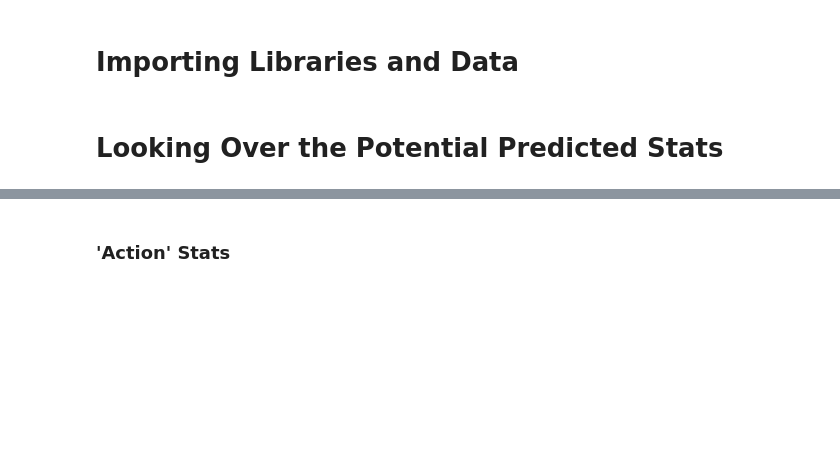
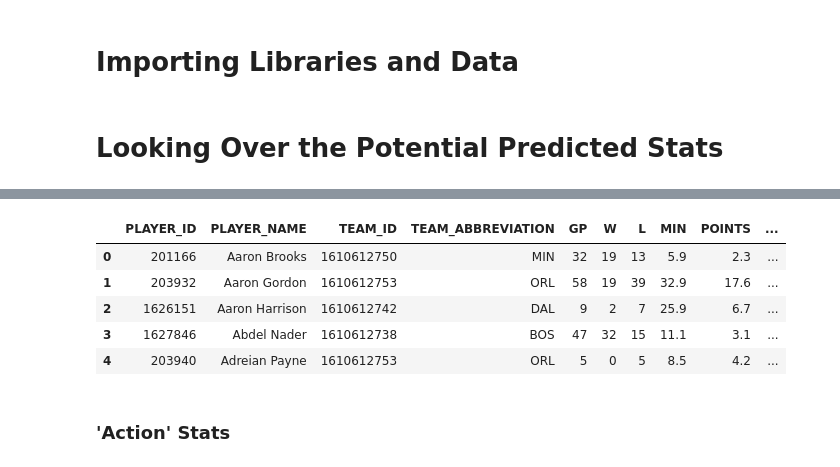
Before and after one commit to dtadmor/NBA-Player-Growth, a Jupyter notebook: Understanding the Data.ipynb, the cells around one changed output, grey strips where cells are left out. Drawn from its saved outputs; the diff is of its cells as text; code cells hidden in the pictures; blank space fills up the shorter version.

```diff
--- a/Understanding the Data.ipynb
+++ b/Understanding the Data.ipynb
@@ -27,2 +46,11 @@ pd.options.display.max_columns = 25
+# %%
+touches[touch_points < touches['POINTS']].head()
+# %% [output]
+|  | PLAYER_ID | PLAYER_NAME | TEAM_ID | TEAM_ABBREVIATION | GP | W | L | MIN | POINTS | ... |
+| 0 | 201166 | Aaron Brooks | 1610612750 | MIN | 32 | 19 | 13 | 5.9 | 2.3 | ... |
+| 1 | 203932 | Aaron Gordon | 1610612753 | ORL | 58 | 19 | 39 | 32.9 | 17.6 | ... |
+| 2 | 1626151 | Aaron Harrison | 1610612742 | DAL | 9 | 2 | 7 | 25.9 | 6.7 | ... |
+| 3 | 1627846 | Abdel Nader | 1610612738 | BOS | 47 | 32 | 15 | 11.1 | 3.1 | ... |
+| 4 | 203940 | Adreian Payne | 1610612753 | ORL | 5 | 0 | 5 | 8.5 | 4.2 | ... |
 # %% [markdown]
 ### 'Action' Stats
```
Also changed, not shown: parts of 21 cells of this notebook.
